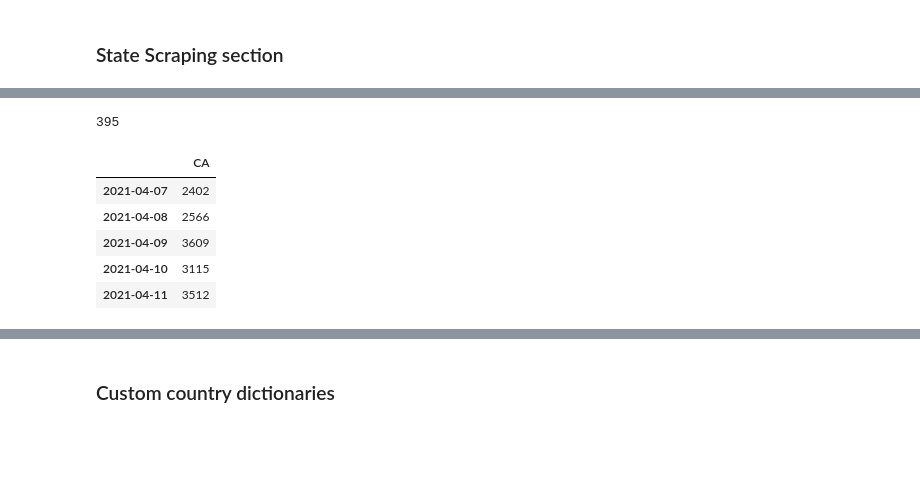
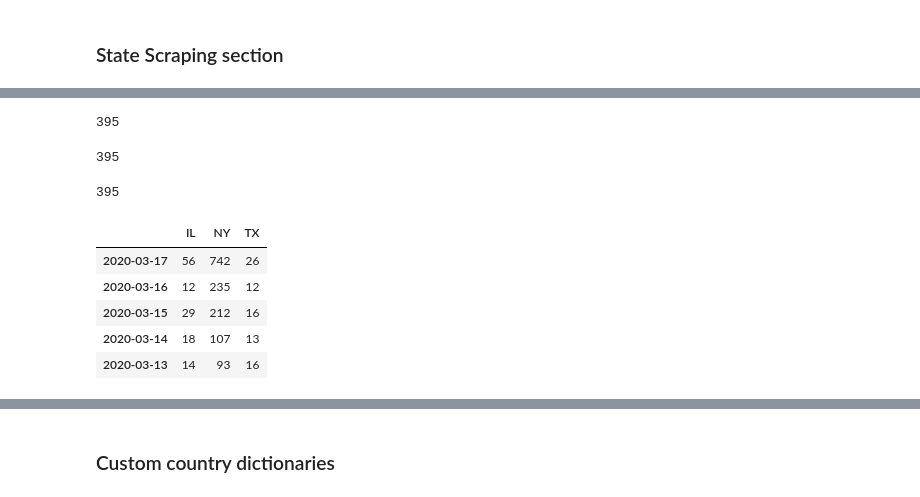
Before and after one commit to edterrell/covid_machinations, a Jupyter notebook: covid.ipynb, the cells around one changed output, grey strips where cells are left out. Drawn from its saved outputs; the diff is of its cells as text; code cells hidden in the pictures; blank space fills up the shorter version.

```diff
--- a/covid.ipynb
+++ b/covid.ipynb
@@ -139,40 +137,42 @@ for key, value in state_dict.items():
     soup = bs(page)
 
     # Find block of text/data near 'graph-cases-daily'
     re_graph = re.compile('graph-cases')
     try:
         data = soup.find(text=re_graph).parent
     except:
         print(f'Unable to find {url}')
         print()
         break
 
 
     # Regex to pull out data chunk out of the larger soup like data
     myregex = re.compile (r'data:.*\]')
     mo = myregex.search(str(data))
 
     #mo.group() is a string so easy to get rid of the first entry
     #state_previous_cases is a list of daily new coronavirus cases
     state_previous_cases = mo.group().split(',')[1:]
 
     len(state_previous_cases)
 
     # merge states into the existing df and apply the function clean_up to convert strings to ints
     # state[value] where value is the 2-letter abreviation
     state[value] = state_previous_cases
     state[value] = state[value].apply(clean_up)
 
     time.sleep(2)
-state.tail()
+state.sort_index(ascending = False).head()
 # %% [output]
 395
+395
+395
-|  | CA |
-| 2021-04-07 | 2402 |
-| 2021-04-08 | 2566 |
-| 2021-04-09 | 3609 |
-| 2021-04-10 | 3115 |
-| 2021-04-11 | 3512 |
+|  | IL | NY | TX |
+| 2020-03-17 | 56 | 742 | 26 |
+| 2020-03-16 | 12 | 235 | 12 |
+| 2020-03-15 | 29 | 212 | 16 |
+| 2020-03-14 | 18 | 107 | 13 |
+| 2020-03-13 | 14 | 93 | 16 |
 # %%
 def list2string(l):
     ''' This creates a a short string of state/country names
```
Also changed, not shown: parts of 16 cells of this notebook.
